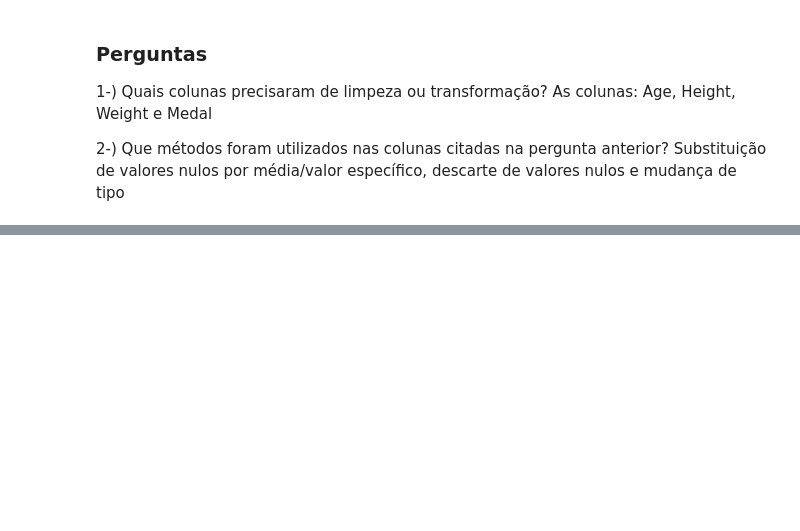
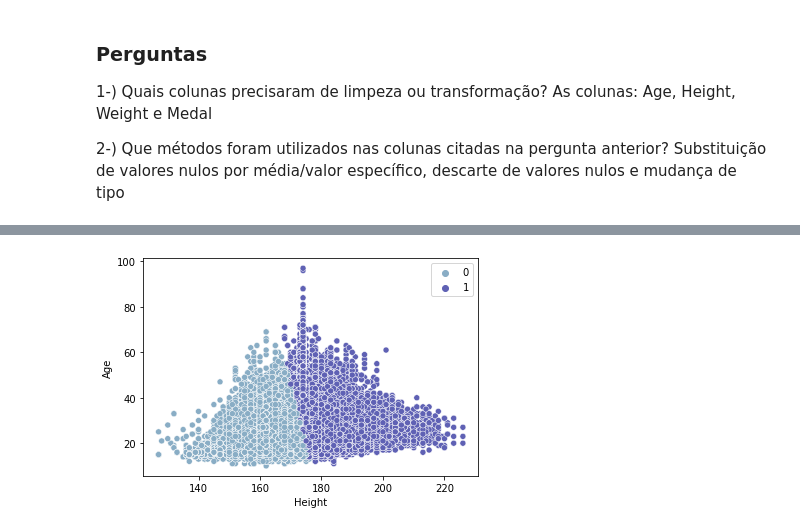
Before and after one commit to caiochacon/projeto_final_ICD, a Jupyter notebook: main.ipynb, the cells around one changed output, grey strips where cells are left out. Cells and saved outputs as stored; diff of their text form; code cells hidden in the pictures; blank space fills up the shorter version.

```diff
--- a/main.ipynb
+++ b/main.ipynb
@@ -334,0 +369,4 @@ memory usage: 33.1+ MB
+# %%
+grouped(df, 'Height', 'Age', 2)
+# %% [output]
+[figure, added]
```
Also changed, not shown: parts of 24 cells of this notebook.
